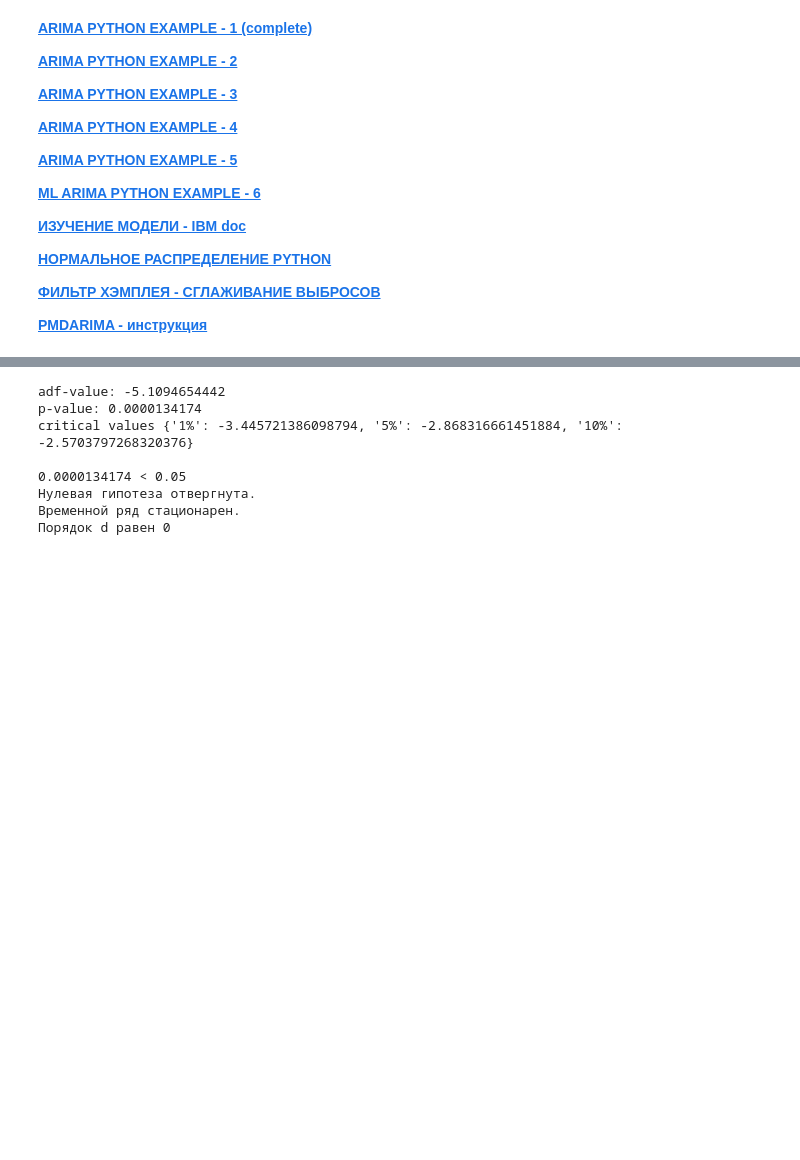
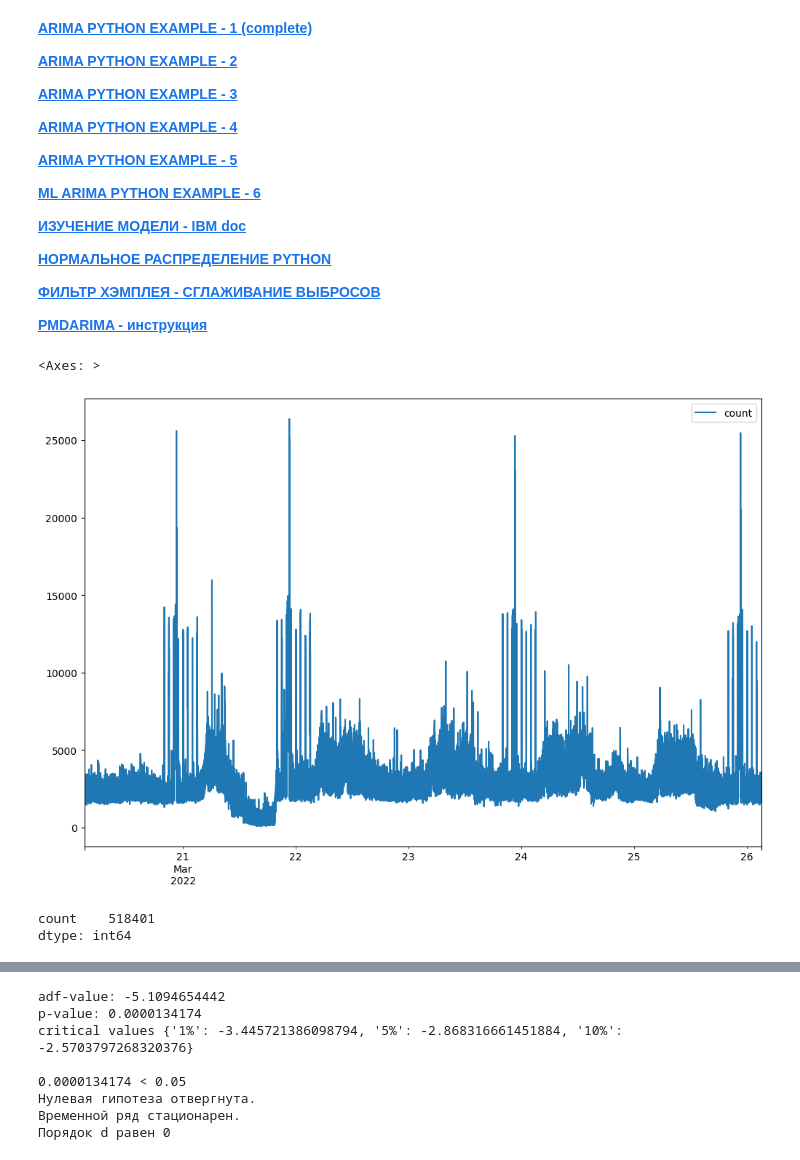
Before and after one commit to keiDoom/Projects-, a Jupyter notebook: Innostage_5/Innostage Task 5 - ARIMA model. Time series analys..ipynb, the cells around one changed output, grey strips where cells are left out. Cells and saved outputs as stored; diff of their text form; code cells hidden in the pictures; blank space fills up the shorter version.

```diff
--- a/Innostage_5/Innostage Task 5 - ARIMA model. Time series analys..ipynb
+++ b/Innostage_5/Innostage Task 5 - ARIMA model. Time series analys..ipynb
@@ -97,6 +97,16 @@ path = '/home/kei/Desktop/data/innostage/innostage_task_5/tsData.json'
 # %%
 ts_data = pd.read_json(path)
 original_df = ts_data.rename(columns = {'cnt': 'count'})
+# %%
+original_df.plot(figsize = (12, 8))
+# %% [output]
+<Axes: >
+[figure, added]
+# %%
+original_df.count()
+# %% [output]
+count    518401
+dtype: int64
 # %%
 mean_df = resample_data(original_df, 'count', '20Min')
 # %%
```
Also changed, not shown: parts of 12 cells of this notebook.
